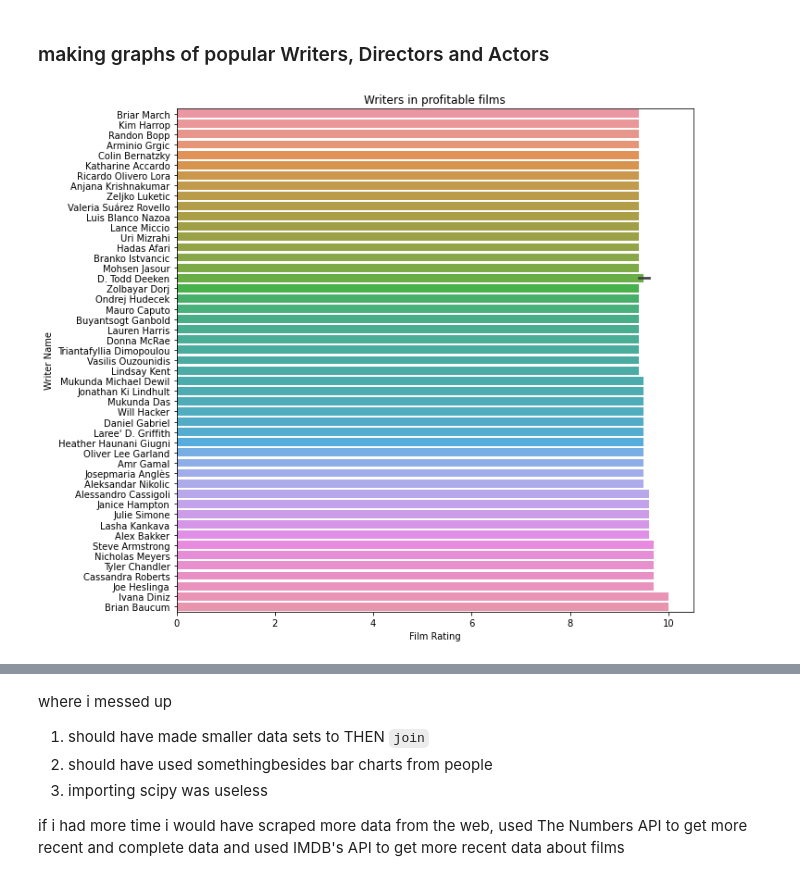
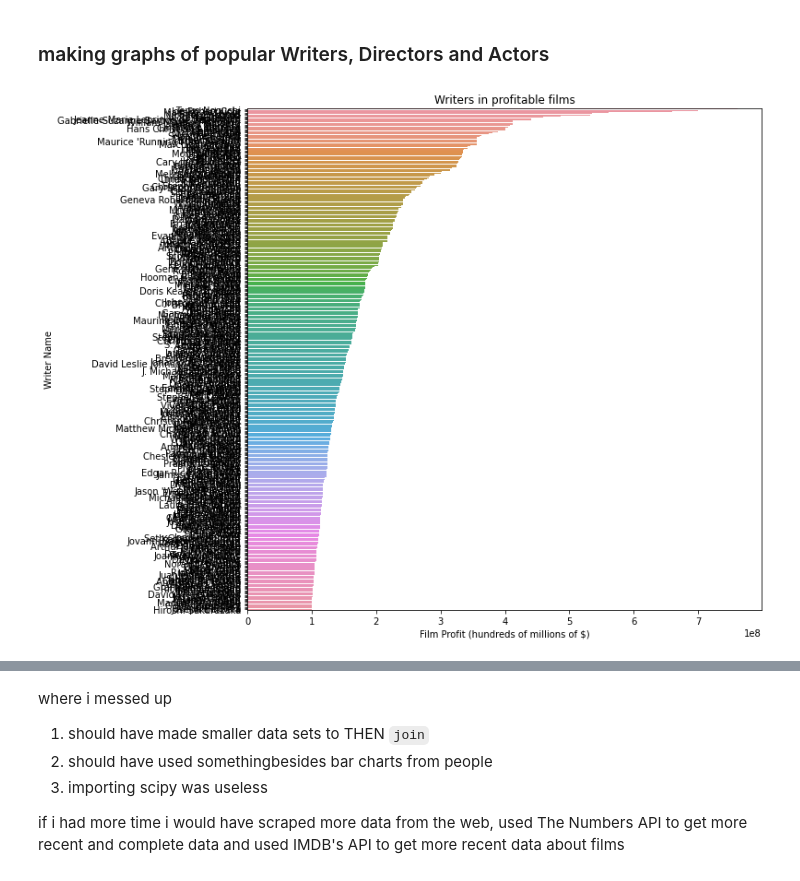
Before and after one commit to yonichanowitz/dsc-phase_one_final, a Jupyter notebook: index.ipynb, the cells around one changed output, grey strips where cells are left out. Saved outputs shown, nothing was run; the diff lists cells and outputs as text; code cells hidden in the pictures.

Commit message:
fixed jupyter notebook to include more data and show better graphs:

```diff
--- a/index.ipynb
+++ b/index.ipynb
@@ -104 +127,3 @@ the_numbers_gross['movie'] = the_numbers_gross['movie'].astype(str)
+# %%
+pysqldf = lambda q: sqldf(q, globals())
 # %% [markdown]
@@ -313,4 +425,14 @@ get list of people in popular movies
 # %%
-pep_in_pop = job_title_category_index.loc[job_title_category_index['tconst'].isin(top_rated['tconst'])]
-pep_in_pop.info()
+q = '''
+SELECT top_gross.tconst, movie, primary_title, nconst, category, production_budget, genres,
+        domestic_gross, worldwide_gross, averagerating, numvotes,
+        domestic_profit, intnl_profit, AVG(domestic_gross) avg_sale_per_person
+FROM job_title_category_index
+JOIN top_gross
+ON job_title_category_index.tconst = top_gross.tconst
+GROUP BY nconst
+'''
+
+jobs_rating = pysqldf(q)
+jobs_rating.head()
 # %% [output]
@@ -353,0 +482,3 @@ pep_in_pop.head()
+# %%
+crew_names = pd.merge(jobs_rating, people_involved_profession_relatedTitles[['nconst', 'primary_name']], on='nconst')
+crew_names.head()
@@ -502,0 +546,3 @@ writers_w_rating.sort_values('averagerating', inplace=True)
+# %%
+writers = crew_names.loc[jobs_rating['category'].str.contains('writ', regex=True)]
+writers
@@ -503,12 +563,14 @@ writers_w_rating.sort_values('averagerating', inplace=True)
 # %% [markdown]
 ### making graphs of popular Writers, Directors and Actors
 # %%
-top_fift_writ = writers_w_rating.tail(50)
+prof_writ = writers.loc[writers['avg_sale_per_person'] > 100000000]
+
+writers_who_made_it = prof_writ.sort_values('avg_sale_per_person', ascending=False)
 
 plt.figure(figsize=[10, 10])
-sns.barplot(data=top_fift_writ, x='averagerating', y='primary_name')
+sns.barplot(data=writers_who_made_it, x='avg_sale_per_person', y='primary_name')
 plt.title("Writers in profitable films")
-plt.xlabel('Film Rating')
+plt.xlabel('Film Profit (hundreds of millions of $)')
 plt.ylabel('Writer Name');
 # %% [output]
-[figure, old version]
+[figure, new version]
```
Also changed, not shown: parts of 111 cells of this notebook.
